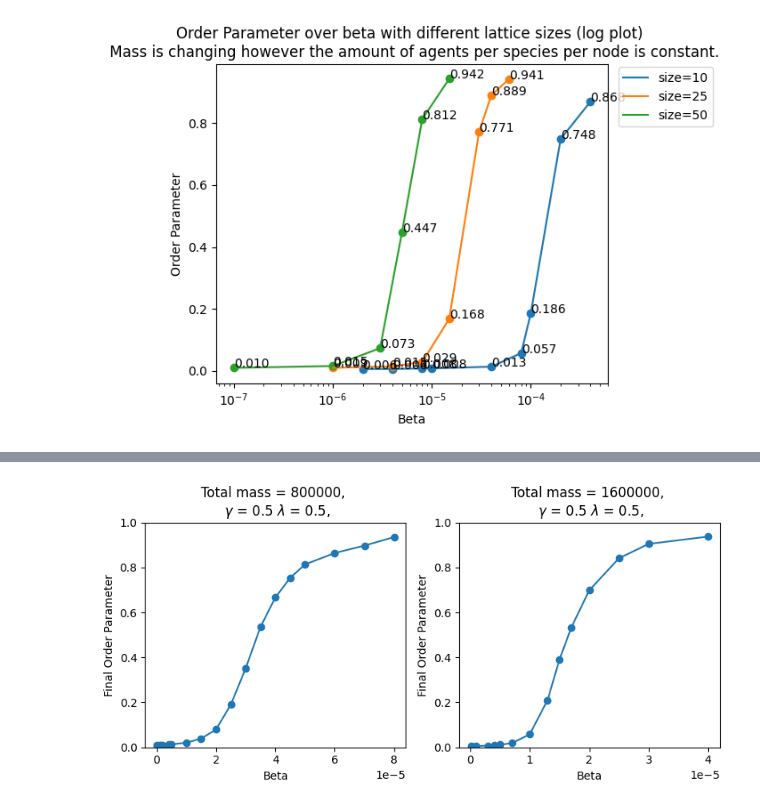
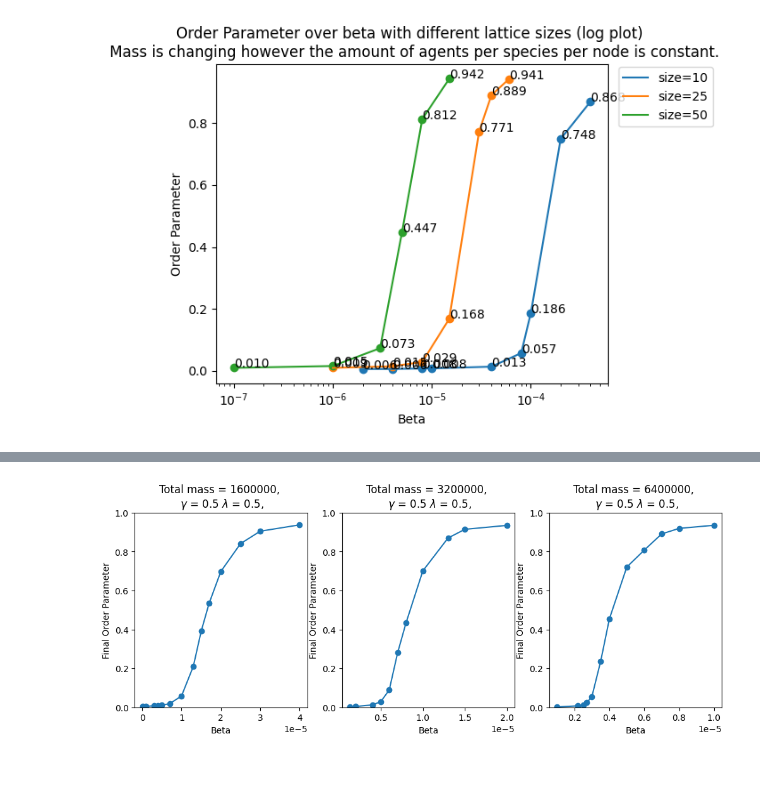
Before and after one commit to yustarandomname/territories-in-three-dimensions, a Jupyter notebook: plot-data/orderparams.ipynb, the cells around one changed output, grey strips where cells are left out. Cells and saved outputs as stored; diff of their text form; code cells hidden in the pictures; blank space fills up the shorter version.

```diff
--- a/plot-data/orderparams.ipynb
+++ b/plot-data/orderparams.ipynb
@@ -438,26 +480,26 @@ import matplotlib.pyplot as plt
 
 
 masses_per_species_data = {
-    "400_000": [
-        {"beta": 8e-5, "order_param": 0.9349291647881293},
-        {"beta": 7e-5, "order_param": 0.8968673232582987},
-        {"beta": 6e-5, "order_param": 0.8639624621562185},
-        {"beta": 5e-5, "order_param": 0.8133611347219043},
-        {"beta": 4.5e-5, "order_param": 0.7536608655059827},
-        {"beta": 4e-5, "order_param": 0.6664494756206736},
-        {"beta": 3.5e-5, "order_param": 0.5357421325761016},
-        {"beta": 3e-5, "order_param": 0.35146315752800206},
-        {"beta": 2.5e-5, "order_param": 0.1900386868620676},
-        {"beta": 2e-5, "order_param": 0.07923834383087547},
-        {"beta": 1.5e-5, "order_param": 0.03931714066751013},
-        {"beta": 1e-5, "order_param": 0.020604286986561693},
-        {"beta": 5e-6, "order_param": 0.013327295478224643},
-        {"beta": 4e-6, "order_param": 0.012472816343917392},
-        {"beta": 2e-6, "order_param": 0.010264108075277667},
-        {"beta": 1.5e-6, "order_param": 0.009947595586421443},
-        {"beta": 1e-6, "order_param": 0.009673733088476633},
-        {"beta": 1e-7, "order_param": 0.008859824769098523},
-    ],
+    # "400_000": [
+    #     {"beta": 8e-5, "order_param": 0.9349291647881293},
+    #     {"beta": 7e-5, "order_param": 0.8968673232582987},
+    #     {"beta": 6e-5, "order_param": 0.8639624621562185},
+    #     {"beta": 5e-5, "order_param": 0.8133611347219043},
+    #     {"beta": 4.5e-5, "order_param": 0.7536608655059827},
+    #     {"beta": 4e-5, "order_param": 0.6664494756206736},
+    #     {"beta": 3.5e-5, "order_param": 0.5357421325761016},
+    #     {"beta": 3e-5, "order_param": 0.35146315752800206},
+    #     {"beta": 2.5e-5, "order_param": 0.1900386868620676},
+    #     {"beta": 2e-5, "order_param": 0.07923834383087547},
+    #     {"beta": 1.5e-5, "order_param": 0.03931714066751013},
+    #     {"beta": 1e-5, "order_param": 0.020604286986561693},
+    #     {"beta": 5e-6, "order_param": 0.013327295478224643},
+    #     {"beta": 4e-6, "order_param": 0.012472816343917392},
+    #     {"beta": 2e-6, "order_param": 0.010264108075277667},
+    #     {"beta": 1.5e-6, "order_param": 0.009947595586421443},
+    #     {"beta": 1e-6, "order_param": 0.009673733088476633},
+    #     {"beta": 1e-7, "order_param": 0.008859824769098523},
+    # ],
     "800_000": [
         {"beta": 4e-5, "order_param": 0.937063209400069},
         {"beta": 3e-5, "order_param": 0.9044874362515536},
@@ -467,32 +509,59 @@ masses_per_species_data = {
         {"beta": 1.5e-5, "order_param": 0.39076860298948557},
         {"beta": 1.3e-5, "order_param": 0.2104181866561653},
         {"beta": 1e-5, "order_param": 0.058226834979837994},
         {"beta": 7e-6, "order_param": 0.018852459939524502},
         {"beta": 5e-6, "order_param": 0.011476598667104265},
         {"beta": 4e-6, "order_param": 0.009305098726588246},
         {"beta": 3e-6, "order_param": 0.007836463344723266},
         {"beta": 1e-6, "order_param": 0.00565529881447463},
         {"beta": 1e-7, "order_param": 0.004884472787366034},
     ],
+    "1_600_000": [
+        {"beta": 2e-5, "order_param": 0.9343744015008897},
+        {"beta": 1.5e-5, "order_param": 0.9141076967739856},
+        {"beta": 1.3e-5, "order_param": 0.8694104011755375},
+        {"beta": 1e-5, "order_param": 0.7007403131820791},
+        {"beta": 8e-6, "order_param": 0.4341876854900345},
+        {"beta": 7e-6, "order_param": 0.28066524378251206},
+        {"beta": 6e-6, "order_param": 0.08939656822593903},
+        {"beta": 5e-6, "order_param": 0.0297015193302127},
+        {"beta": 4e-6, "order_param": 0.012373760883934354},
+        {"beta": 2e-6, "order_param": 0.00449186733302237},
+        {"beta": 1.3e-6, "order_param": 0.0034209574672494775},
+    ],
+    "3_200_000": [
+        {"beta": 1e-5, "order_param": 0.934957603707335},
+        {"beta": 8e-6, "order_param": 0.9189923314468369},
+        {"beta": 7e-6, "order_param": 0.8907021732624344},
+        {"beta": 6e-6, "order_param": 0.8073116680315979},
+        {"beta": 5e-6, "order_param": 0.7207443904119935},
+        {"beta": 4e-6, "order_param": 0.4539445901114034},
+        {"beta": 3.5e-6, "order_param": 0.23593703357488566},
+        {"beta": 3e-6, "order_param": 0.055712714658219545},
+        {"beta": 2.7e-6, "order_param": 0.023467814877202307},
+        {"beta": 2.5e-6, "order_param": 0.012934357165436547},
+        {"beta": 2.2e-6, "order_param": 0.007807194535832243},
+        {"beta": 1e-6, "order_param": 0.002119511012651048},
+    ],
 }
 
-fig, ax = plt.subplots(1, 2, figsize=(8, 4))
+fig, ax = plt.subplots(1, 3, figsize=(12, 4))
 
 for index, param in enumerate(masses_per_species_data):
     masses = masses_per_species_data[param]
 
     betas = [d["beta"] for d in masses]
     order_params = [d["order_param"] for d in masses]
 
     ax[index].set_ylim(0, 1)
     ax[index].title.set_text(
         "Total mass = " + str(int(param) * 2) + ", \n $\gamma$ = 0.5 $\lambda$ = 0.5, "
     )
     ax[index].plot(betas, order_params)
     ax[index].scatter(betas, order_params)
     ax[index].set_ylabel("Final Order Parameter")
     ax[index].set_xlabel("Beta")
 
 fig.show()
 # %% [output]
-[figure, old version]
+[figure, new version]
```
Also changed, not shown: parts of 2 cells of this notebook, 14 other files.
